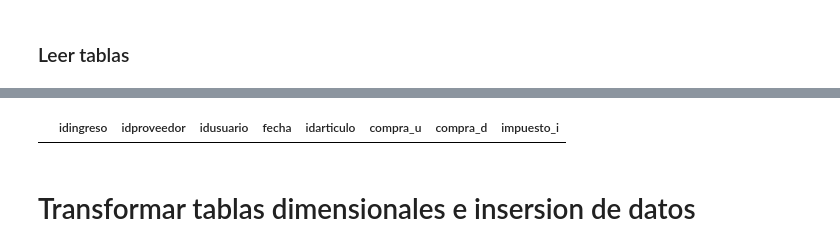
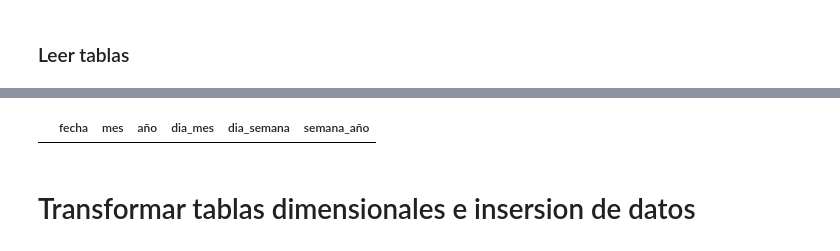
Before and after one commit to andrewhdz130794/Ciencia_de_datosPF, a Jupyter notebook: ETL_dimensional con inserts a el DW.ipynb, the cells around one changed output, grey strips where cells are left out. Saved outputs shown, nothing was run; the diff lists cells and outputs as text; code cells hidden in the pictures.

```diff
--- a/ETL_dimensional con inserts a el DW.ipynb
+++ b/ETL_dimensional con inserts a el DW.ipynb
@@ -78,9 +47,9 @@ df_ingreso
 # %%
-sql_query = 'SELECT * FROM FACT_ingreso;'
+sql_query = 'SELECT * FROM dim_calendar;'
 df_p = pd.read_sql(sql_query, postgres_driver)
 df_p
 # %% [output]
-|  | idingreso | idproveedor | idusuario | fecha | idarticulo | compra_u | compra_d | impuesto_i |
+|  | fecha | mes | año | dia_mes | dia_semana | semana_año |
 # %% [markdown]
 # Transformar tablas dimensionales e insersion de datos
 # %% [markdown]
```
Also changed, not shown: parts of 32 cells of this notebook.
